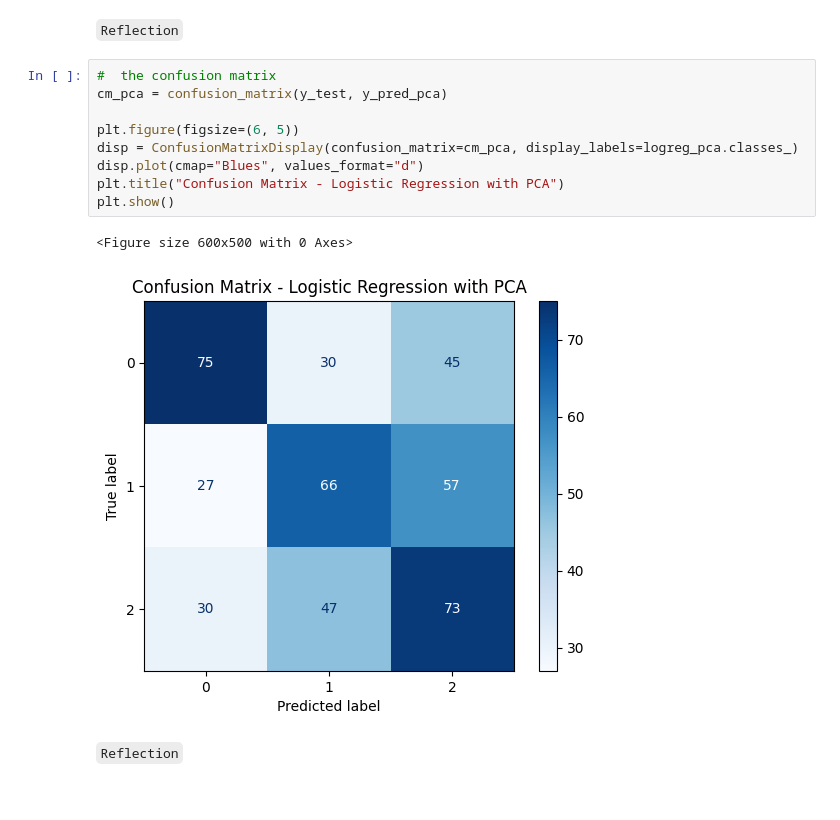
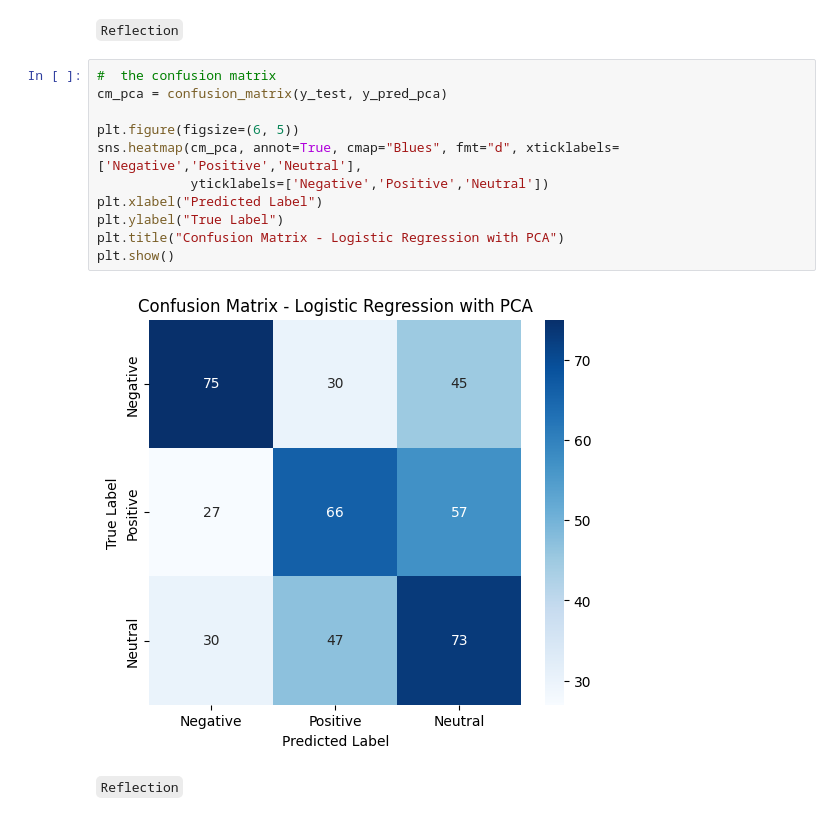
Before and after one commit to Albrightmaduka9053136/text-classification-dimensionality-reduction-group2, a Jupyter notebook: text_classification_dimensionality_reduction_group2.ipynb, the cells around one changed output. Saved outputs shown, nothing was run; the diff lists cells and outputs as text.

Commit message:
added the confusion matrice comparison

```diff
--- a/text_classification_dimensionality_reduction_group2.ipynb
+++ b/text_classification_dimensionality_reduction_group2.ipynb
@@ -826,15 +843,16 @@ weighted avg       0.48      0.48      0.48       450
 # %%
 #  the confusion matrix
 cm_pca = confusion_matrix(y_test, y_pred_pca)
 
 plt.figure(figsize=(6, 5))
-disp = ConfusionMatrixDisplay(confusion_matrix=cm_pca, display_labels=logreg_pca.classes_)
-disp.plot(cmap="Blues", values_format="d")
+sns.heatmap(cm_pca, annot=True, cmap="Blues", fmt="d", xticklabels=['Negative','Positive','Neutral'],
+            yticklabels=['Negative','Positive','Neutral'])
+plt.xlabel("Predicted Label")
+plt.ylabel("True Label")
 plt.title("Confusion Matrix - Logistic Regression with PCA")
 plt.show()
 # %% [output]
-<Figure size 600x500 with 0 Axes>
-[figure, old version]
+[figure, new version]
 # %% [markdown]
 `Reflection`
 # %% [markdown]
```
Also changed, not shown: parts of 6 cells of this notebook.
